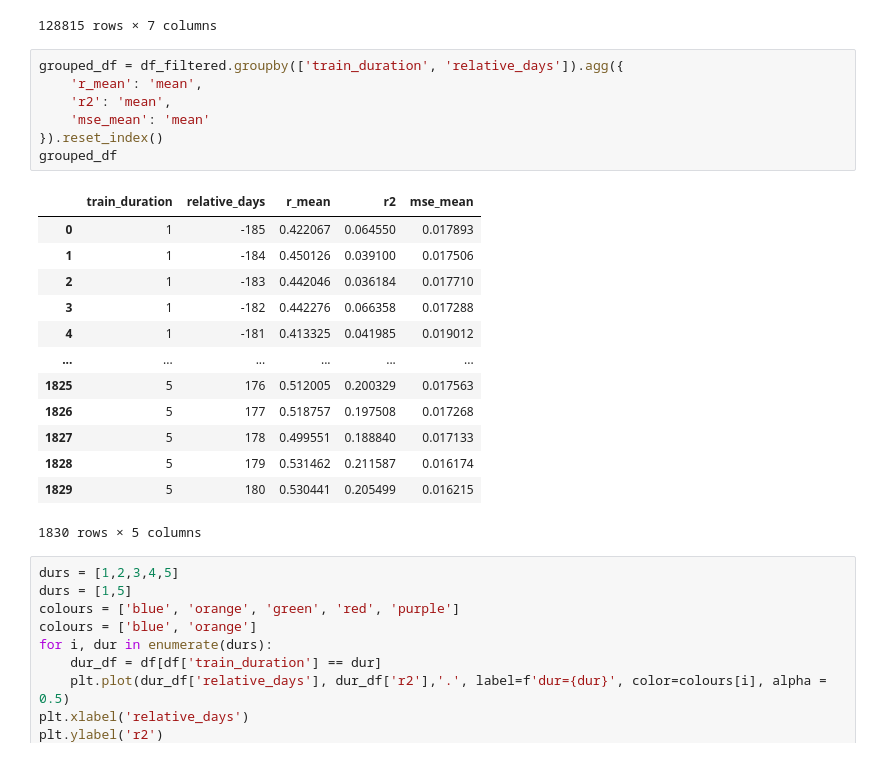
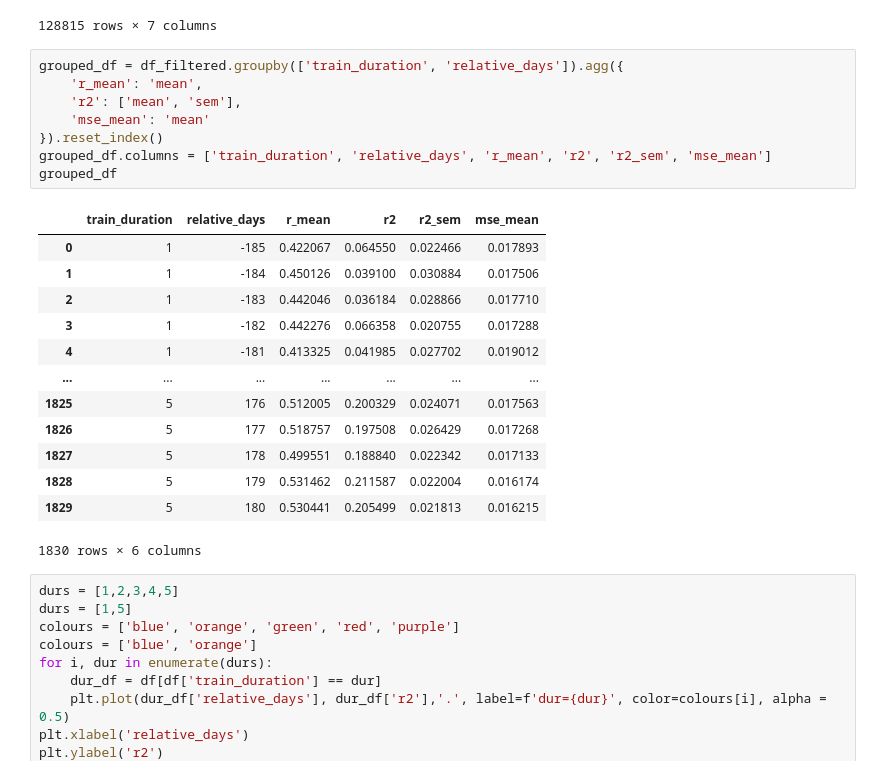
Before and after one commit to chesteklab/LINK_dataset, a Jupyter notebook: analysis/stability/multiday_plotter.ipynb, the cells around one changed output. Cells and saved outputs as stored; diff of their text form.

```diff
--- a/analysis/stability/multiday_plotter.ipynb
+++ b/analysis/stability/multiday_plotter.ipynb
@@ -47,24 +47,25 @@ df_filtered
 # %%
 grouped_df = df_filtered.groupby(['train_duration', 'relative_days']).agg({
     'r_mean': 'mean',
-    'r2': 'mean',
+    'r2': ['mean', 'sem'],
     'mse_mean': 'mean'
 }).reset_index()
+grouped_df.columns = ['train_duration', 'relative_days', 'r_mean', 'r2', 'r2_sem', 'mse_mean']
 grouped_df
 # %% [output]
-|  | train_duration | relative_days | r_mean | r2 | mse_mean |
-| 0 | 1 | -185 | 0.422067 | 0.064550 | 0.017893 |
-| 1 | 1 | -184 | 0.450126 | 0.039100 | 0.017506 |
-| 2 | 1 | -183 | 0.442046 | 0.036184 | 0.017710 |
-| 3 | 1 | -182 | 0.442276 | 0.066358 | 0.017288 |
-| 4 | 1 | -181 | 0.413325 | 0.041985 | 0.019012 |
-| ... | ... | ... | ... | ... | ... |
-| 1825 | 5 | 176 | 0.512005 | 0.200329 | 0.017563 |
-| 1826 | 5 | 177 | 0.518757 | 0.197508 | 0.017268 |
-| 1827 | 5 | 178 | 0.499551 | 0.188840 | 0.017133 |
-| 1828 | 5 | 179 | 0.531462 | 0.211587 | 0.016174 |
-| 1829 | 5 | 180 | 0.530441 | 0.205499 | 0.016215 |
+|  | train_duration | relative_days | r_mean | r2 | r2_sem | mse_mean |
+| 0 | 1 | -185 | 0.422067 | 0.064550 | 0.022466 | 0.017893 |
+| 1 | 1 | -184 | 0.450126 | 0.039100 | 0.030884 | 0.017506 |
+| 2 | 1 | -183 | 0.442046 | 0.036184 | 0.028866 | 0.017710 |
+| 3 | 1 | -182 | 0.442276 | 0.066358 | 0.020755 | 0.017288 |
+| 4 | 1 | -181 | 0.413325 | 0.041985 | 0.027702 | 0.019012 |
+| ... | ... | ... | ... | ... | ... | ... |
+| 1825 | 5 | 176 | 0.512005 | 0.200329 | 0.024071 | 0.017563 |
+| 1826 | 5 | 177 | 0.518757 | 0.197508 | 0.026429 | 0.017268 |
+| 1827 | 5 | 178 | 0.499551 | 0.188840 | 0.022342 | 0.017133 |
+| 1828 | 5 | 179 | 0.531462 | 0.211587 | 0.022004 | 0.016174 |
+| 1829 | 5 | 180 | 0.530441 | 0.205499 | 0.021813 | 0.016215 |
-1830 rows × 5 columns
+1830 rows × 6 columns
 # %%
 durs = [1,2,3,4,5]
 durs = [1,5]
```
Also changed, not shown: 1 other file.
